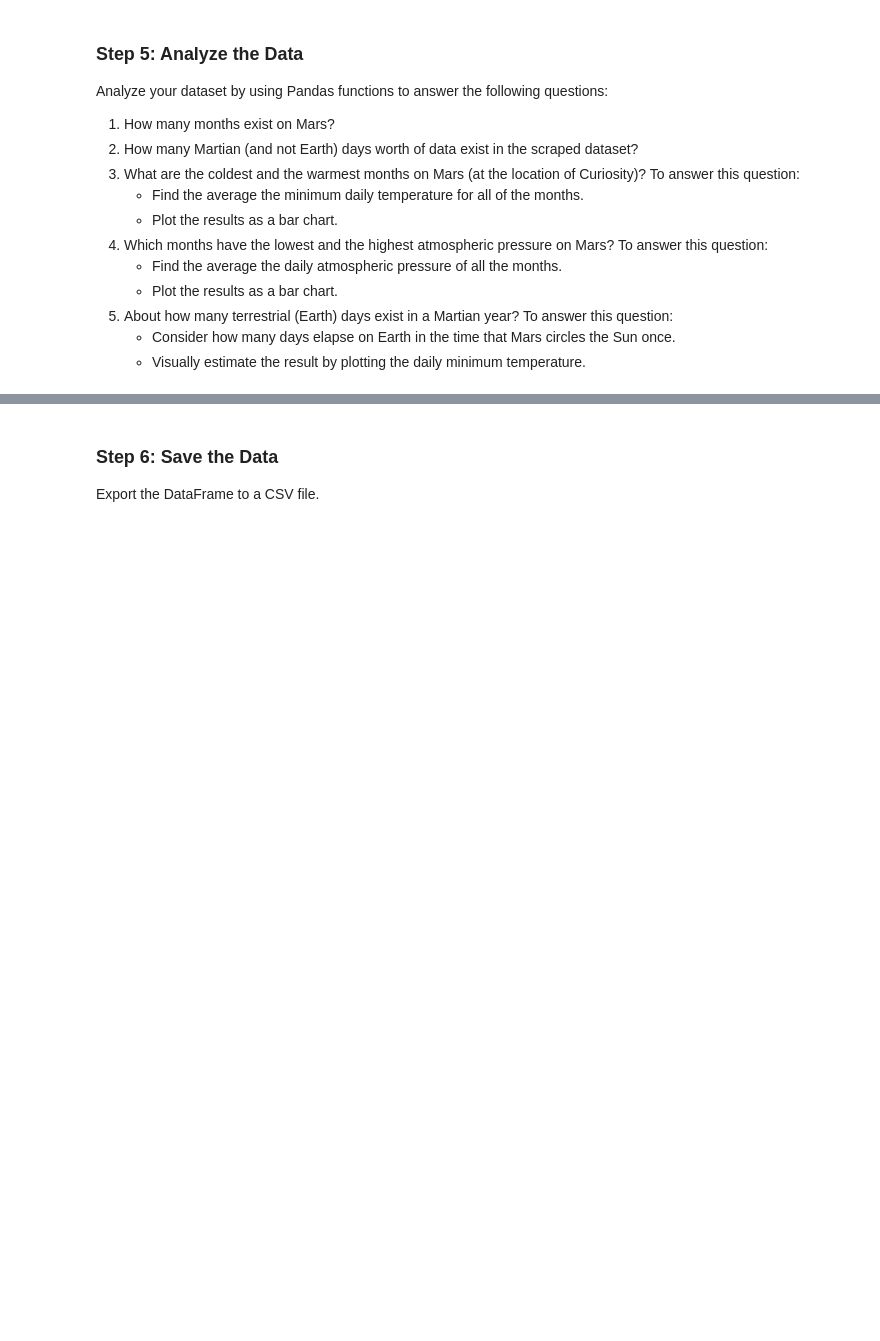
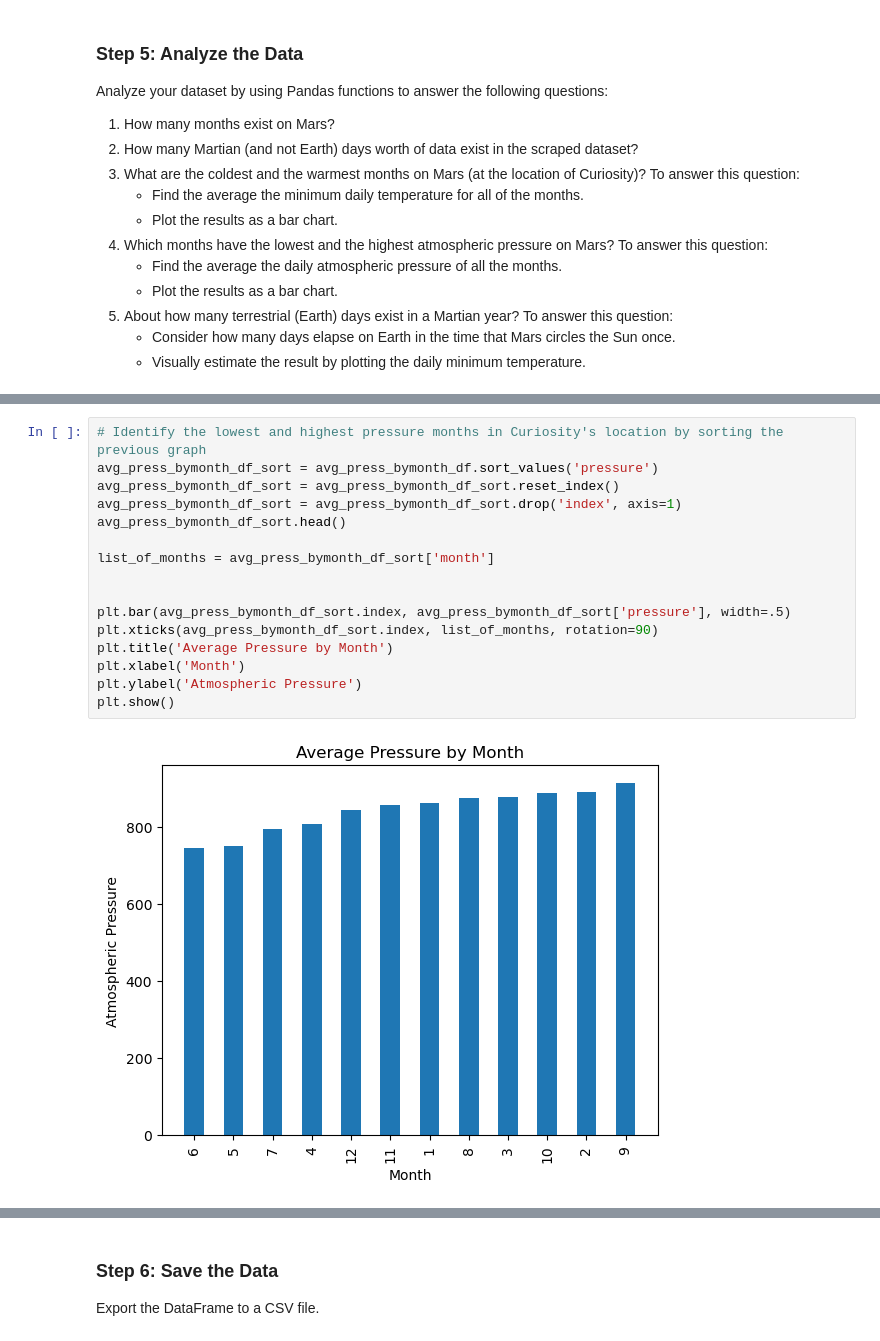
Before and after one commit to derekdbates/web_scraping-challenge, a Jupyter notebook: Starter_Code/part_2_mars_weather.ipynb, the cells around one changed output, grey strips where cells are left out. Drawn from its saved outputs; the diff is of its cells as text; blank space fills up the shorter version.

```diff
--- a/Starter_Code/part_2_mars_weather.ipynb
+++ b/Starter_Code/part_2_mars_weather.ipynb
@@ -193,0 +213,18 @@ YOUR ANALYSIS HERE
+# %%
+# Identify the lowest and highest pressure months in Curiosity's location by sorting the previous graph
+avg_press_bymonth_df_sort = avg_press_bymonth_df.sort_values('pressure')
+avg_press_bymonth_df_sort = avg_press_bymonth_df_sort.reset_index()
+avg_press_bymonth_df_sort = avg_press_bymonth_df_sort.drop('index', axis=1)
+avg_press_bymonth_df_sort.head()
+
+list_of_months = avg_press_bymonth_df_sort['month']
+
+
+plt.bar(avg_press_bymonth_df_sort.index, avg_press_bymonth_df_sort['pressure'], width=.5)
+plt.xticks(avg_press_bymonth_df_sort.index, list_of_months, rotation=90)
+plt.title('Average Pressure by Month')
+plt.xlabel('Month')
+plt.ylabel('Atmospheric Pressure')
+plt.show()
+# %% [output]
+[figure, added]
```
Also changed, not shown: parts of 21 cells of this notebook, 1 other file.
